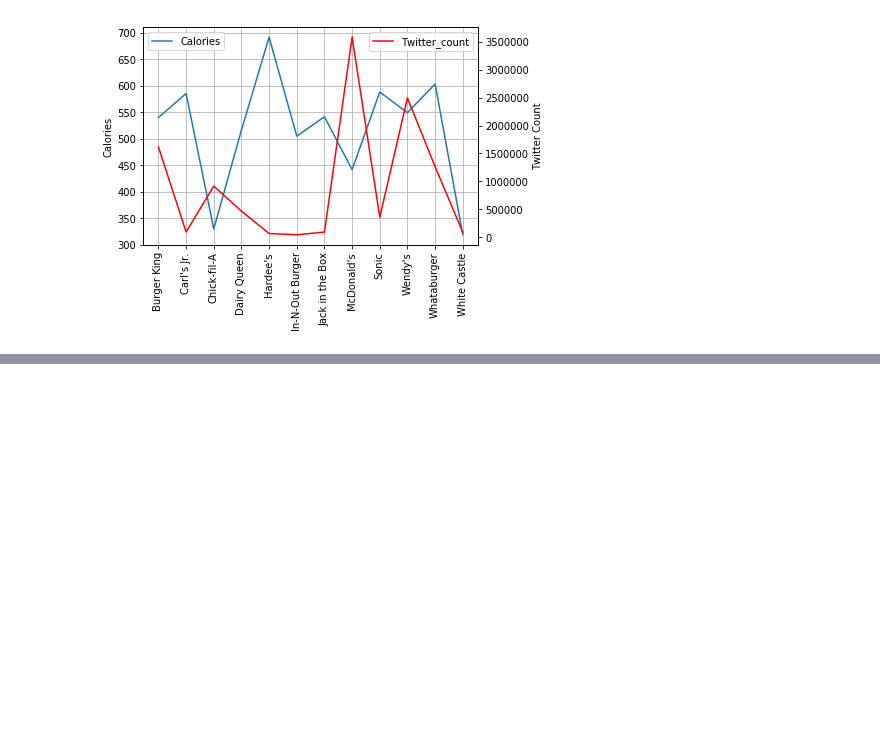
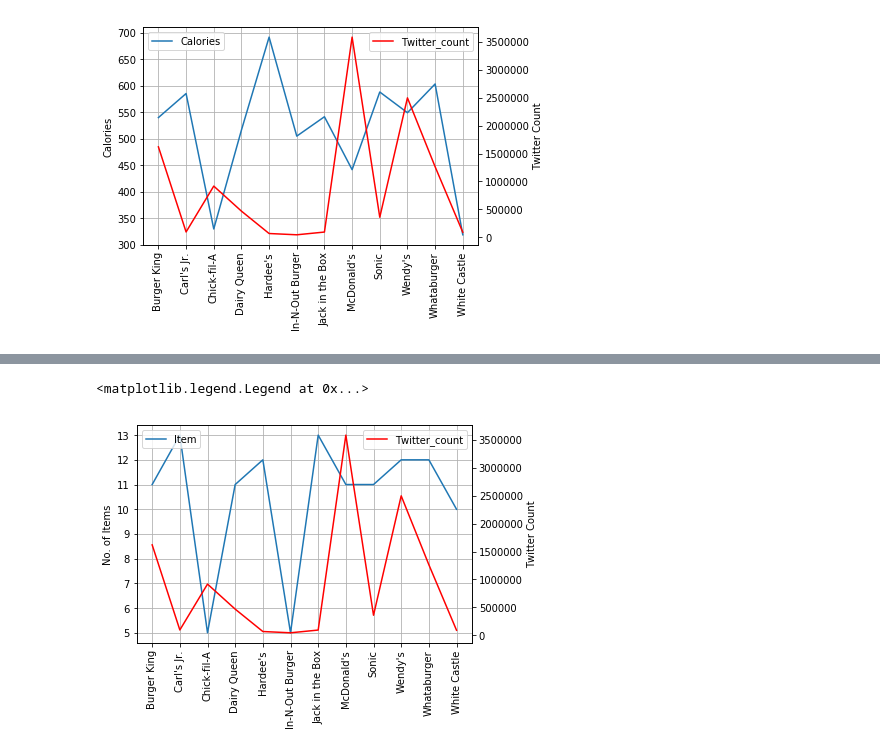
Before and after one commit to dtang29/team1-project1, a Jupyter notebook: FastFoodCamparison_Shalini.ipynb, the cells around one changed output, grey strips where cells are left out. Drawn from its saved outputs; the diff is of its cells as text; code cells hidden in the pictures; blank space fills up the shorter version.

```diff
--- a/FastFoodCamparison_Shalini.ipynb
+++ b/FastFoodCamparison_Shalini.ipynb
@@ -297,2 +253,18 @@ Name: Item, dtype: object
+# %%
+
+nutr_pd_gr=nutr_pd.groupby(['Fast_Food_Restaurant']).count()
+x_axis = np.arange(len(nutr_pd_gr))
+plt.grid(True)  #Turn the grid on
+plt.ylabel('No. of Items')   #Set ylabels
+plt.plot(nutr_pd_gr.index.values,nutr_pd_gr['Item'] , label='Item')
+plt.xticks(tick_locations, nutr_pd_gr.index.values, rotation="vertical")
+plt.legend(loc='upper left')                    #plot the legend
+plt2=plt.twinx()                                #Create a second y axis
+plt2.plot(tweet_hand_pd['Restaurant_Name'],tweet_hand_pd['Twitter_count'] ,color='red',label='Twitter_count') #plot pressure data
+plt2.set_ylabel('Twitter Count')                    #label second y axis     #Force matplotlib to NOT autoscale y axis
+plt2.legend(loc='upper right')                  #plot the legend
+# %% [output]
+<matplotlib.legend.Legend at 0x...>
+[figure, added]
 # %%
 # Yelp api
```
Also changed, not shown: parts of 6 cells of this notebook.
